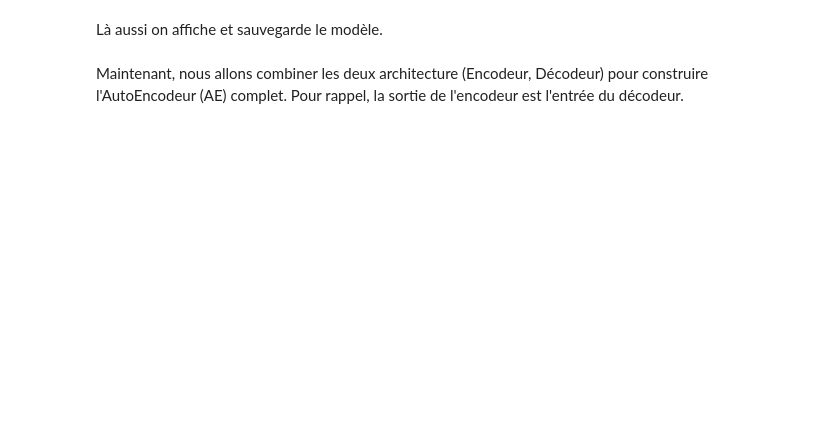
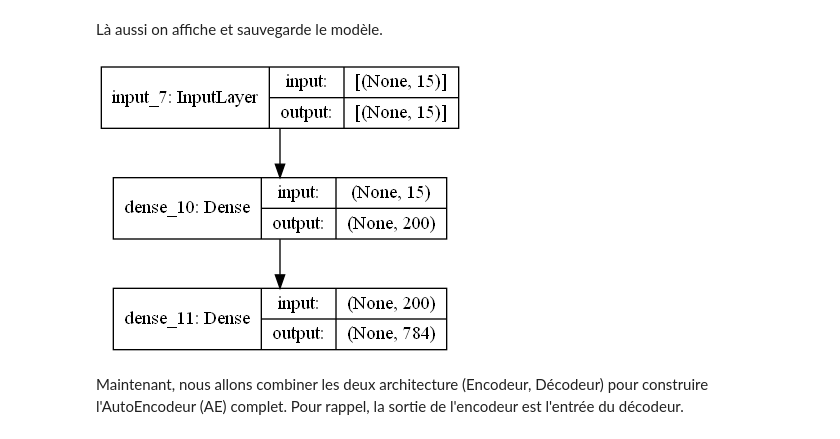
Before and after one commit to Variares1/Projet_DataScience_A5, a Jupyter notebook: WS/WS_Autoencodeur_et_classification.ipynb, the cells around one changed output. Cells and saved outputs as stored; diff of their text form; code cells hidden in the pictures; blank space fills up the shorter version.

```diff
--- a/WS/WS_Autoencodeur_et_classification.ipynb
+++ b/WS/WS_Autoencodeur_et_classification.ipynb
@@ -305,8 +305,7 @@ keras.utils.plot_model(encoder, to_file='encodersimple.png', show_shapes=True)
 Occupons-nous maintenant du décodeur. Appliquez le même principe, cette cellule est symétrique à la précédente. La seule différence est la dernière couche, où la fonction d'activation va utiliser sigmoïde.
 # %%
 # Architecture du Décodeur
-decoder_inputs = keras.Input(shape=(748,))
-hidden2 = #A COMPLETER
-decoder_outputs = #A COMPLETER
-
+decoder_inputs = keras.Input(shape=(latent_space_dim,))
+hidden2 = keras.layers.Dense(200, activation="relu")(decoder_inputs)
+decoder_outputs = keras.layers.Dense(784, activation="relu")(hidden2)
 decoder = keras.Model(decoder_inputs, decoder_outputs, name="decoder")
@@ -329,6 +314,7 @@ tf.keras.utils.plot_model(model, to_file=dot_img_file, show_shapes=True)
 # %%
-from keras.utils import plot_model
-plot_model(decoder, to_file='decodersimple.png', show_shapes=True)
+keras.utils.plot_model(decoder, to_file='decodersimple.png', show_shapes=True)
+# %% [output]
+[figure, added]
 # %% [markdown]
 Maintenant, nous allons combiner les deux architecture (Encodeur, Décodeur) pour construire l'AutoEncodeur (AE) complet. Pour rappel, la sortie de l'encodeur est l'entrée du décodeur.
 # %%
```
Also changed, not shown: parts of 21 cells of this notebook, 5 other files.
